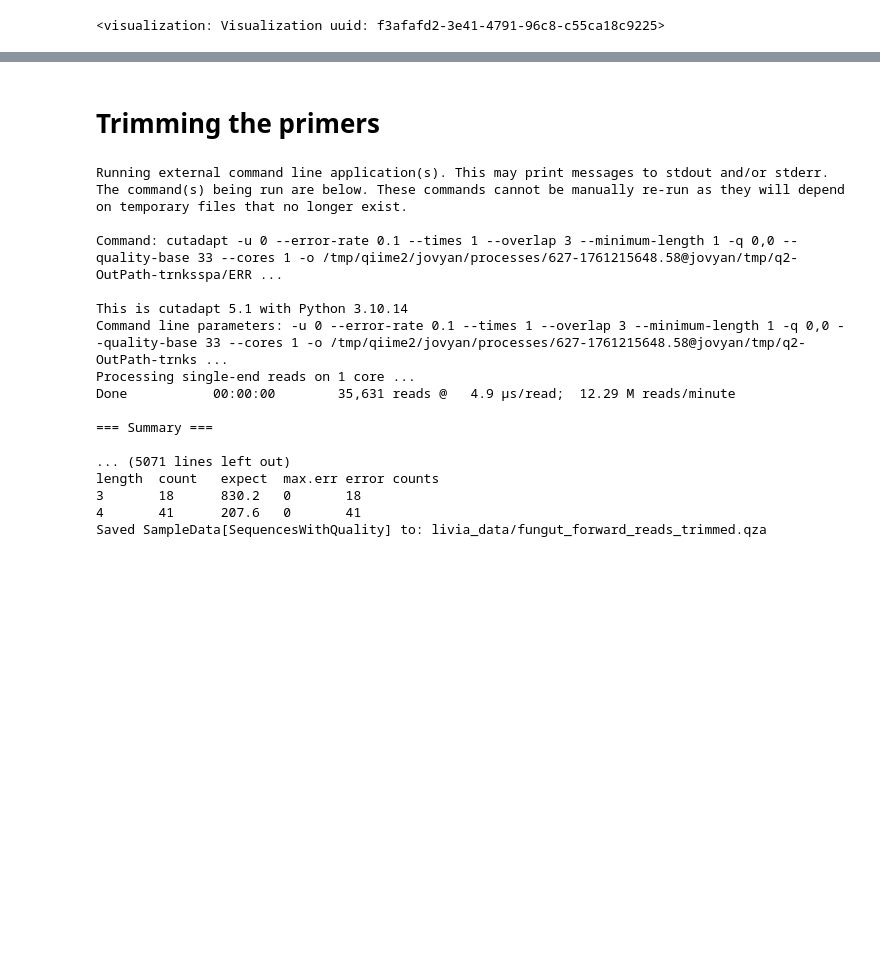
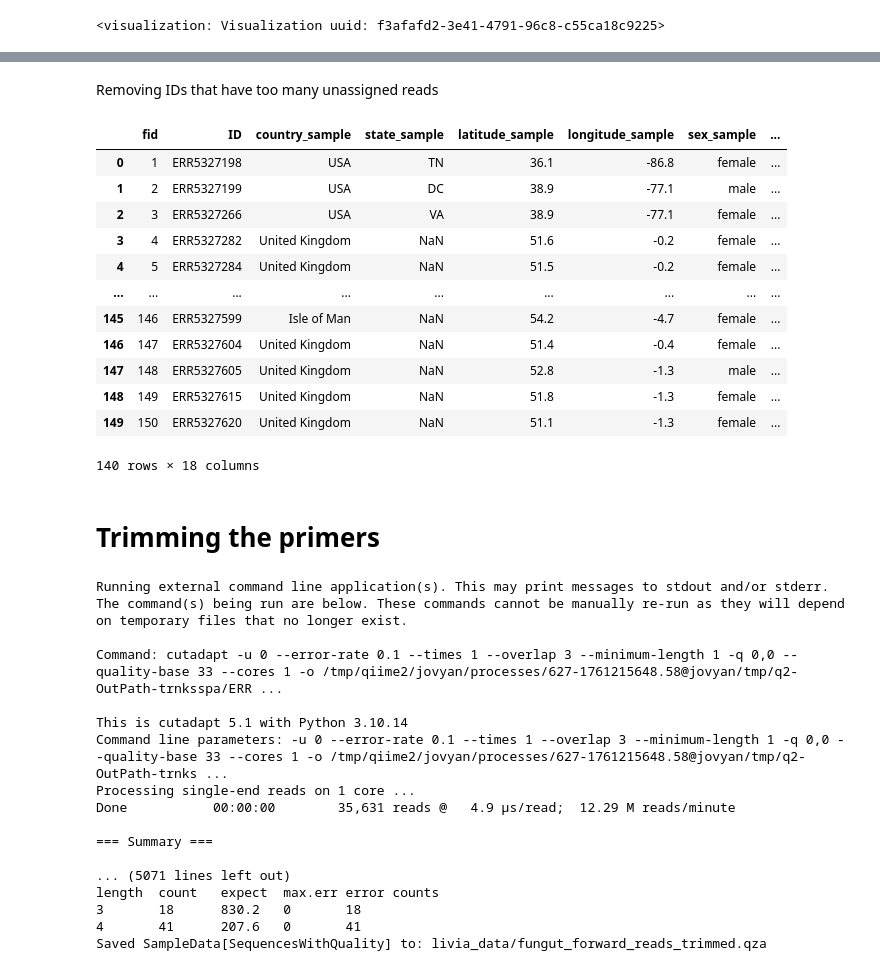
Before and after one commit to Liviareaglauser/FunGut2_V3, a Jupyter notebook: livia/livia.ipynb, the cells around one changed output, grey strips where cells are left out. Cells and saved outputs as stored; diff of their text form; code cells hidden in the pictures; blank space fills up the shorter version.

Commit message:
Adjusting Metadata

```diff
--- a/livia/livia.ipynb
+++ b/livia/livia.ipynb
@@ -45,0 +41,8 @@ Visualization.load(f"{data_dir}/demux_summary.qzv")
+# %%
+metadata_cleaned = pd.read_csv(f"{data_dir}/metadata_cleaned_BMI_habitat.tsv", sep="\t")
+# %% [markdown]
+Removing IDs that have too many unassigned reads
+# %%
+rem = ["ERR5327575", "ERR5327509", "ERR5327351", "ERR5327544", "ERR5327300", "ERR5327338", "ERR5327529", "ERR5327533", "ERR5327364", "ERR5327535"]
+# %%
+metadata_cleaned_rem = metadata_cleaned[~metadata_cleaned["ID"].isin(rem)]
@@ -46,3 +51,19 @@ Visualization.load(f"{data_dir}/demux_summary.qzv")
+# %%
+metadata_cleaned_rem
+# %% [output]
+|  | fid | ID | country_sample | state_sample | latitude_sample | longitude_sample | sex_sample | ... |
+| 0 | 1 | ERR5327198 | USA | TN | 36.1 | -86.8 | female | ... |
+| 1 | 2 | ERR5327199 | USA | DC | 38.9 | -77.1 | male | ... |
+| 2 | 3 | ERR5327266 | USA | VA | 38.9 | -77.1 | female | ... |
+| 3 | 4 | ERR5327282 | United Kingdom | NaN | 51.6 | -0.2 | female | ... |
+| 4 | 5 | ERR5327284 | United Kingdom | NaN | 51.5 | -0.2 | female | ... |
+| ... | ... | ... | ... | ... | ... | ... | ... | ... |
+| 145 | 146 | ERR5327599 | Isle of Man | NaN | 54.2 | -4.7 | female | ... |
+| 146 | 147 | ERR5327604 | United Kingdom | NaN | 51.4 | -0.4 | female | ... |
+| 147 | 148 | ERR5327605 | United Kingdom | NaN | 52.8 | -1.3 | male | ... |
+| 148 | 149 | ERR5327615 | United Kingdom | NaN | 51.8 | -1.3 | female | ... |
+| 149 | 150 | ERR5327620 | United Kingdom | NaN | 51.1 | -1.3 | female | ... |
+140 rows × 18 columns
 # %% [markdown]
 # Trimming the primers
 # %%
```
Also changed, not shown: parts of 10 cells of this notebook.
